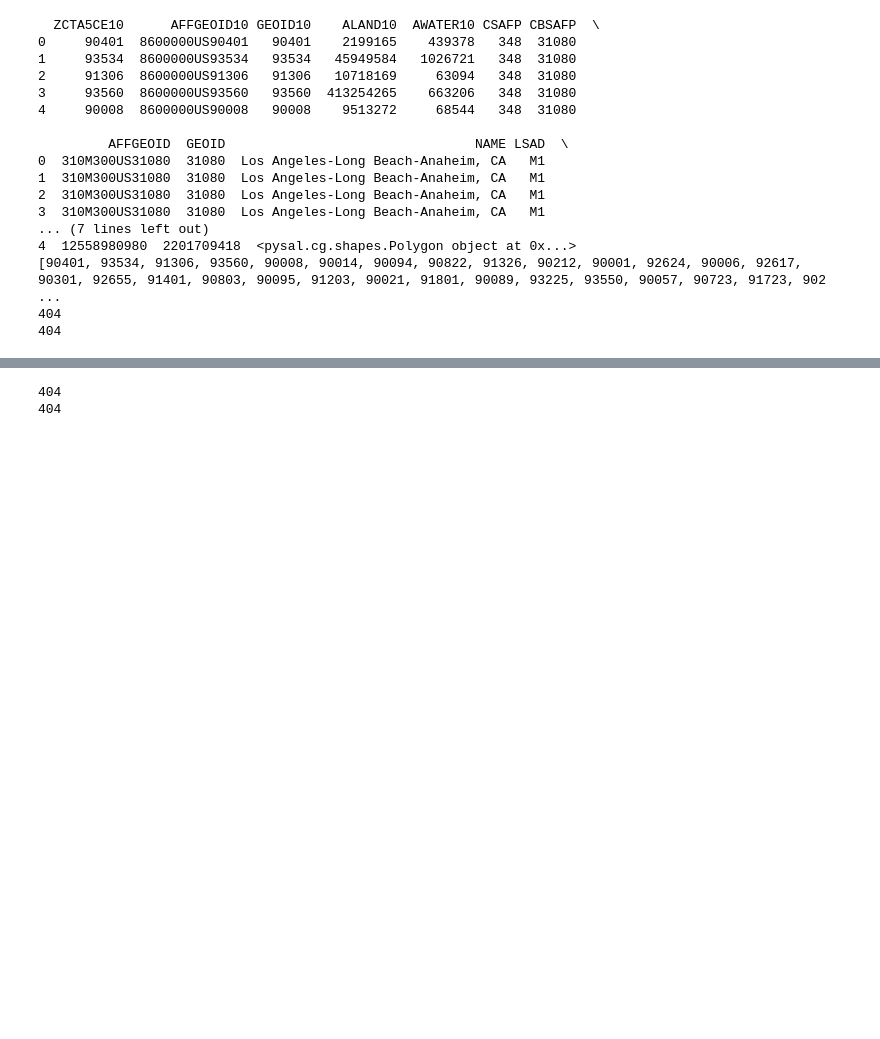
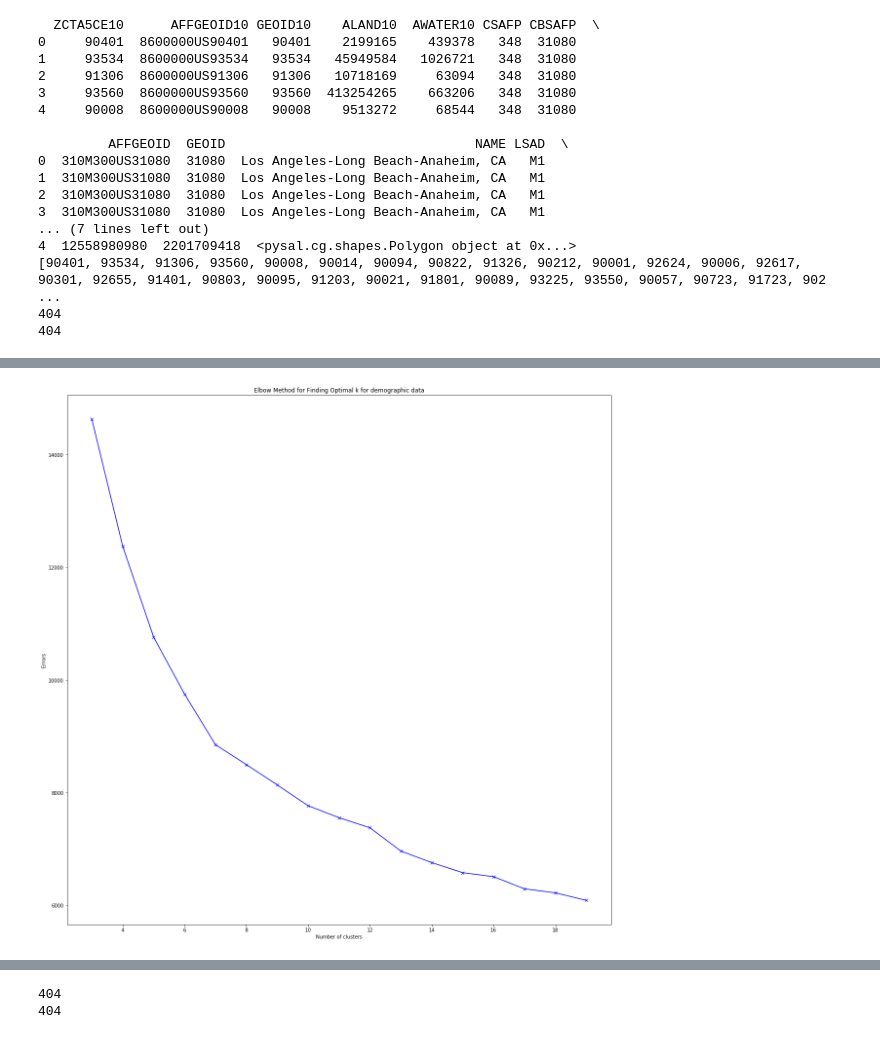
Before and after one commit to hittecd/csci-5622-project, a Jupyter notebook: la_clustering_maps.ipynb, the cells around one changed output, grey strips where cells are left out. Cells and saved outputs as stored; diff of their text form; code cells hidden in the pictures; blank space fills up the shorter version.

```diff
--- a/la_clustering_maps.ipynb
+++ b/la_clustering_maps.ipynb
@@ -170,0 +227,14 @@ NameError: name 'DatabaseManager' is not defined
+# %%
+errors = []
+k_vals = np.arange(3, 20)
+for k in k_vals:
+    kmeans_model = KMeans(n_clusters = k, init = 'k-means++').fit(X_dem)
+    errors.append(sum(np.min(cdist(X_dem, kmeans_model.cluster_centers_, 'euclidean'), axis=1))/X_dem.shape[0])
+
+plt.plot(k_vals, errors, 'bx-')
+plt.xlabel('Number of clusters')
+plt.ylabel('Errors')
+plt.title('Elbow Method for Finding Optimal k for demographic data')
+plt.show()
+# %% [output]
+[figure, added]
```
Also changed, not shown: parts of 17 cells of this notebook, 24 other files.
